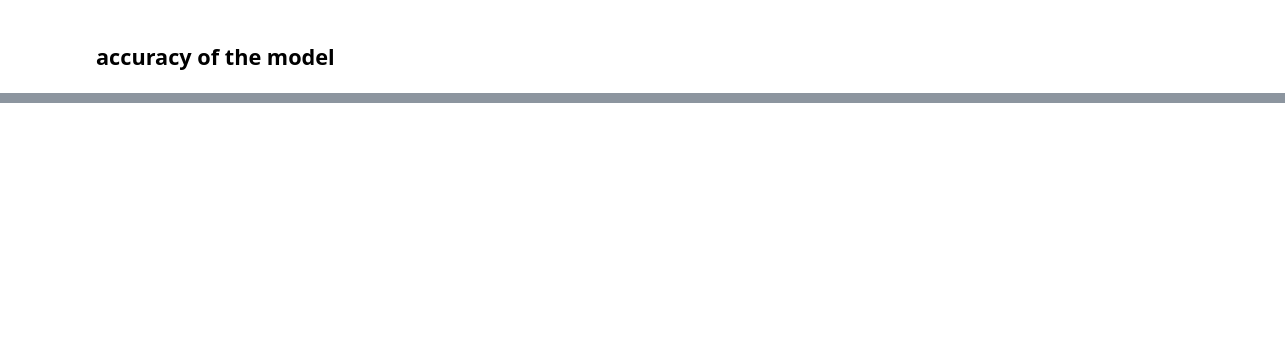
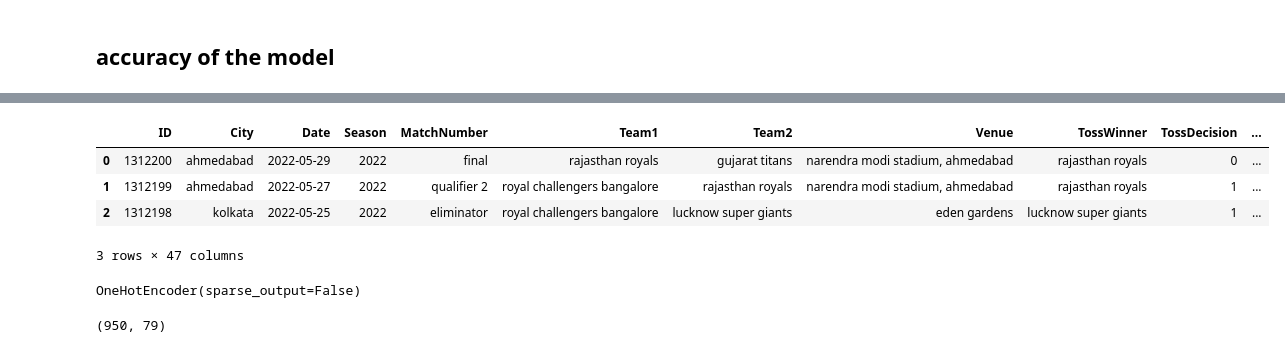
Before and after one commit to patrickevans29/ipl_prediction_model, a Jupyter notebook: notebooks/XGboost_model.ipynb, the cells around one changed output, grey strips where cells are left out. Saved outputs shown, nothing was run; the diff lists cells and outputs as text; code cells hidden in the pictures; blank space fills up the shorter version.

```diff
--- a/notebooks/XGboost_model.ipynb
+++ b/notebooks/XGboost_model.ipynb
@@ -200,0 +273,6 @@ accuracy
+# %%
+# Create a DataFrame with the one-hot encoded columns
+encoded_df = pd.DataFrame(encoded_columns, columns=encoder.get_feature_names_out(['Team1', 'Team2']))
+# %%
+# Concatenate the encoded DataFrame with the original DataFrame
+df_encoded = pd.concat([df, encoded_df], axis=1)
@@ -200,0 +284,10 @@ accuracy
+# %%
+df_encoded['TossDecision'] = label_encoder.transform(df_encoded['TossDecision'])
+# %%
+df_encoded.head(3)
+# %% [output]
+|  | ID | City | Date | Season | MatchNumber | Team1 | Team2 | Venue | TossWinner | TossDecision | ... |
+| 0 | 1312200 | ahmedabad | 2022-05-29 | 2022 | final | rajasthan royals | gujarat titans | narendra modi stadium, ahmedabad | rajasthan royals | 0 | ... |
+| 1 | 1312199 | ahmedabad | 2022-05-27 | 2022 | qualifier 2 | royal challengers bangalore | rajasthan royals | narendra modi stadium, ahmedabad | rajasthan royals | 1 | ... |
+| 2 | 1312198 | kolkata | 2022-05-25 | 2022 | eliminator | royal challengers bangalore | lucknow super giants | eden gardens | lucknow super giants | 1 | ... |
+3 rows × 47 columns
@@ -200,0 +296,4 @@ accuracy
+# %%
+ohe.fit(df_encoded[['City']])
+# %% [output]
+OneHotEncoder(sparse_output=False)
@@ -200,0 +304,4 @@ accuracy
+# %%
+df_encoded.shape
+# %% [output]
+(950, 79)
```
Also changed, not shown: parts of 73 cells of this notebook.
